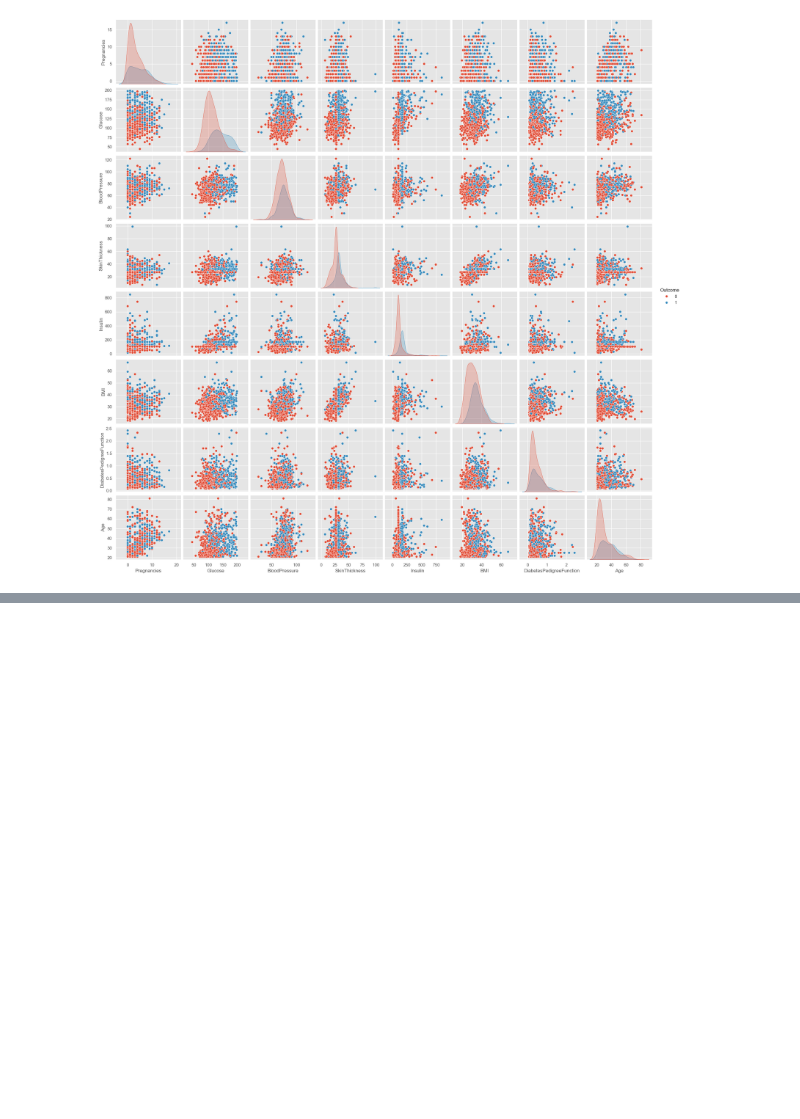
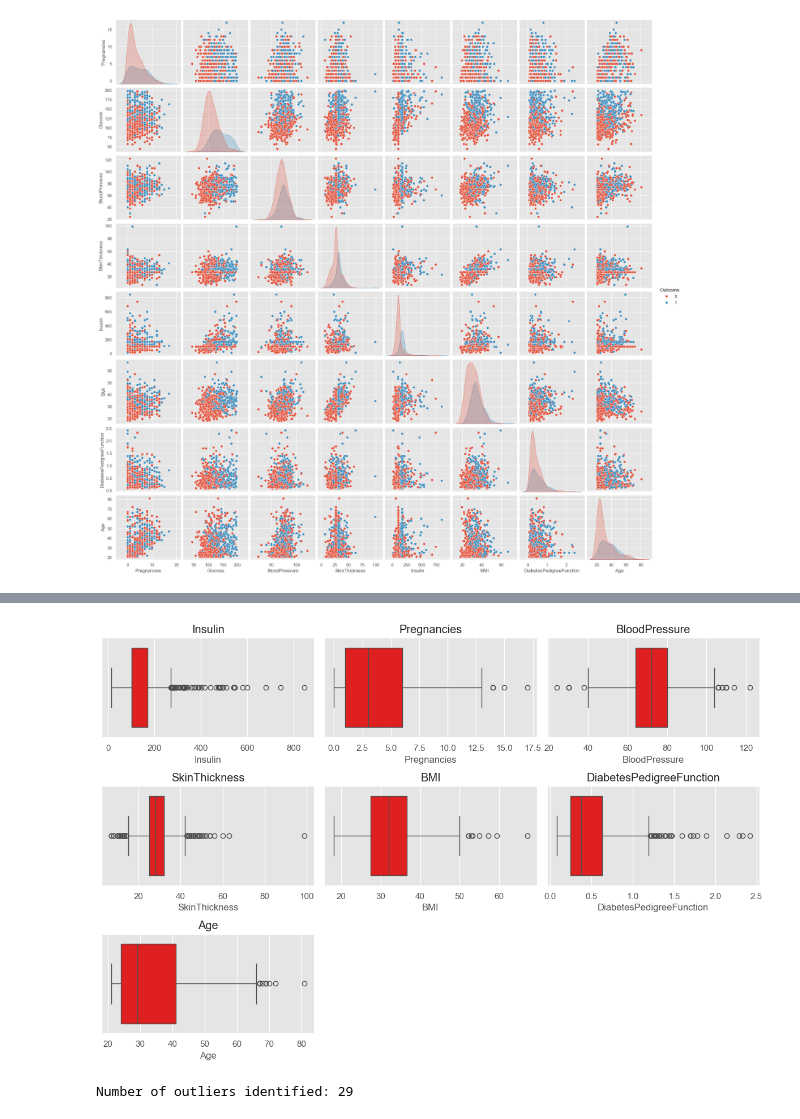
Before and after one commit to Amirh-Alipour/Diabetes-ANN-Prediction, a Jupyter notebook: Diabetes Prediction/main.ipynb, the cells around one changed output, grey strips where cells are left out. Saved outputs shown, nothing was run; the diff lists cells and outputs as text; code cells hidden in the pictures; blank space fills up the shorter version.

Commit message:
Outliers

```diff
--- a/Diabetes Prediction/main.ipynb
+++ b/Diabetes Prediction/main.ipynb
@@ -197,3 +197,11 @@ dtype: int64
 p = sns.pairplot(df, hue="Outcome")
 # %% [output]
 [figure]
+# %%
+for feature in df.columns:
+    Q1, Q3 = df[feature].quantile([0.25, 0.75])
+    IQR = Q3 - Q1
+    lower, upper = Q1 - 1.5 * IQR, Q3 + 1.5 * IQR
+
+    has_outliers = df[feature].gt(upper).any()
+    print(f"{feature}: {'yes' if has_outliers else 'no'}")
@@ -199,0 +218,20 @@ p = sns.pairplot(df, hue="Outcome")
+# %%
+features = ["Insulin", "Pregnancies", "BloodPressure", "SkinThickness", "BMI", "DiabetesPedigreeFunction", "Age"]
+
+plt.figure(figsize=(12, 8))
+for i, feature in enumerate(features, 1):
+    plt.subplot(3, 3, i)
+    sns.boxplot(x=df[feature], color="red")
+    plt.title(feature)
+
+plt.tight_layout()
+plt.show()
+
+lof = LocalOutlierFactor(n_neighbors=10)
+outlier_labels = lof.fit_predict(df)
+
+num_outliers = (outlier_labels == -1).sum()
+print(f"Number of outliers identified: {num_outliers}")
+# %% [output]
+[figure, added]
+Number of outliers identified: 29
```
Also changed, not shown: parts of 1 cell of this notebook.
